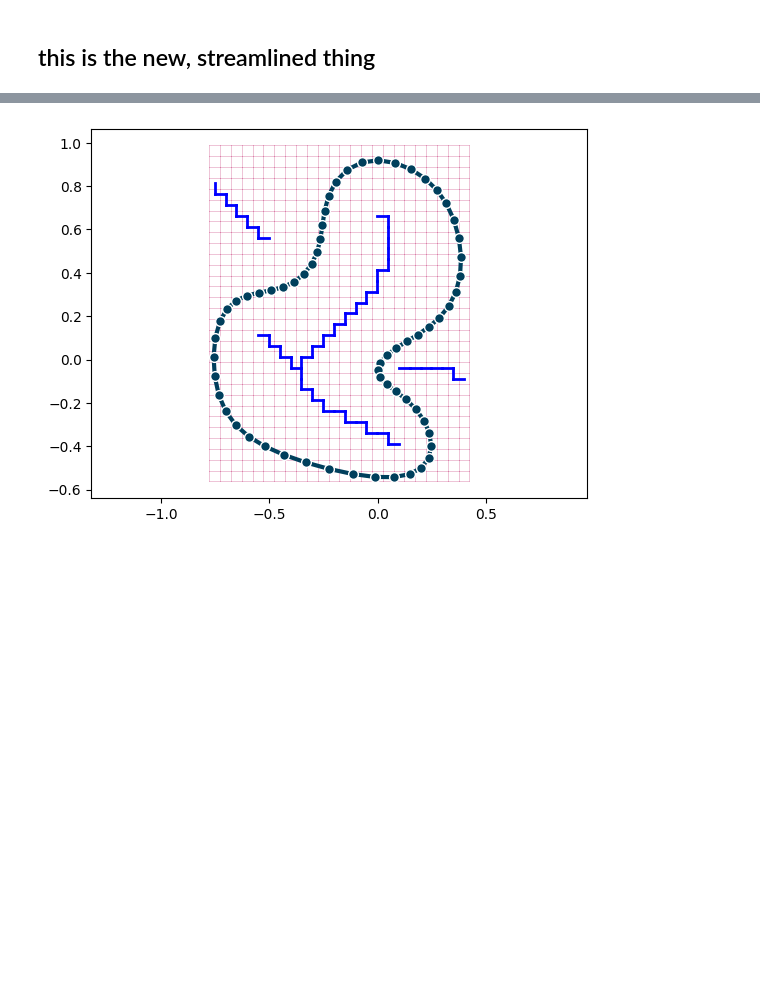
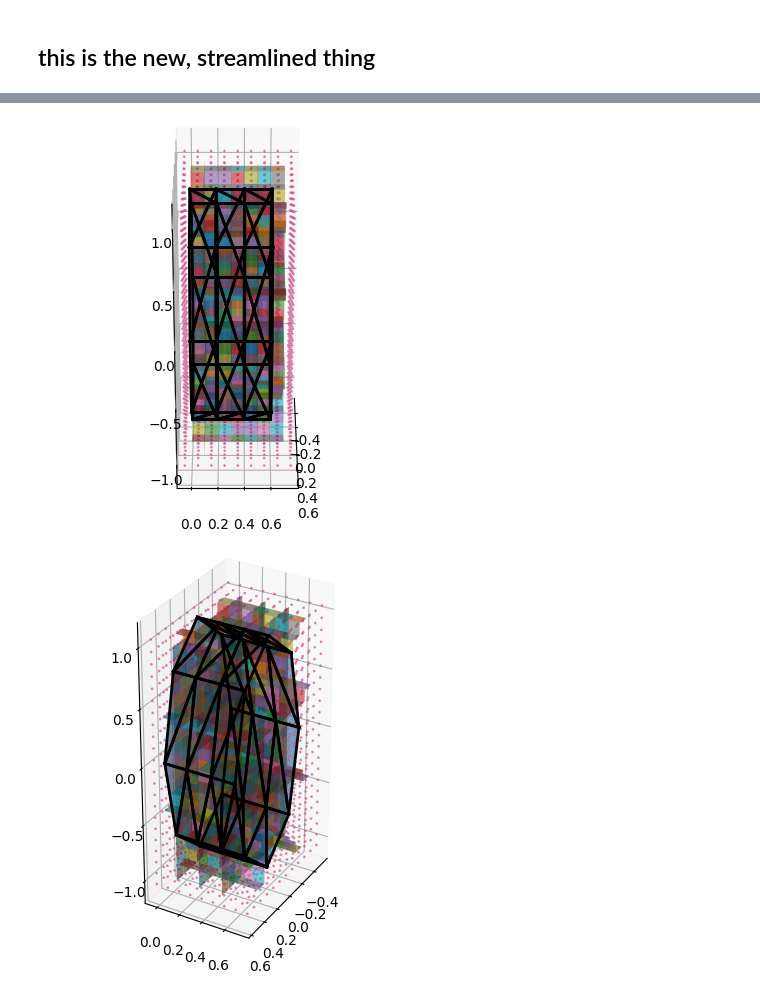
Before and after one commit to medial-ax/medial-ax, a Jupyter notebook: makethings.ipynb, the cells around one changed output, grey strips where cells are left out. Drawn from its saved outputs; the diff is of its cells as text; code cells hidden in the pictures; blank space fills up the shorter version.

```diff
--- a/makethings.ipynb
+++ b/makethings.ipynb
@@ -396,51 +71,75 @@ ValueError: too many values to unpack (expected 2)
 # %%
-from typing import Optional
+from typing import Tuple, Optional
 
-
-our_complex = inp.read_obj("input/bob.obj")
-key_point1 = (0.0, 0.6)
-gridd = grid.Grid.from_complex(our_complex, 0.05, buffer=0.02)
-
-# Plot things
-fig,ax = plt.subplots()
-ax.set_aspect('equal')
-ourplot.plot_grid(ax, gridd)
-ourplot.plot_complex(our_complex, label_verts=False, ax=ax)
-
-our_complex.check_simplex_indices_are_okay()
+# our_complex = inp.read_obj("input/hinge.obj")
+# gridd = grid.Grid3.from_complex(our_complex, 0.05, buffer=0.4)
+our_complex = inp.read_obj("input/cylinder.obj")
+gridd = grid.Grid3.from_complex(our_complex, 0.1, buffer=0.1)
 
 
 state = {}
 faustian_edges = []
+bad_points = []
 call_count = 0
-def for_each_edge(new_point: int, old_point: Optional[int]):
+def for_each_edge(new_point: Tuple[int,int,int], old_point: Optional[Tuple[int, int, int]]):
   global call_count
-  print(f'Progress: {int(100 * call_count / gridd.edge_indices.shape[0])}%\r', end='')
+  n_edge_guess = 6 * gridd.a.shape[0] * gridd.a.shape[1] * gridd.a.shape[2]
+  print(f'Progress: {int(100 * call_count / n_edge_guess )}%\r', end='')
   call_count += 1
   if old_point is None:
-    if gridd.is_boundary_vertex(new_point):
+    if gridd.on_boundary(new_point):
       raise Exception('Dont start on the boundary!')
-    special_point_a = gridd.points[new_point]
+    special_point_a = gridd.coordinate(new_point)
     state[new_point] = vin.initialize_vineyards(our_complex, special_point_a)
   else:
-    if gridd.is_boundary_vertex(new_point) and gridd.is_boundary_vertex(old_point):
+    if gridd.on_boundary(new_point) and gridd.on_boundary(old_point):
       return
-    special_point_b = gridd.points[new_point]
+    special_point_b = gridd.coordinate(new_point)
     (D, R, U_t, a_ordering) = state[old_point]
-    (faustian, new_D, new_R, new_U_t, b_ordering) = vin.vine_to_vine(
-      D, R, U_t, our_complex, special_point_b, a_ordering, 0
+    (faustian, new_D, new_R, new_U_t, b_ordering, bad_point) = vin.vine_to_vine(
+      D, R, U_t, our_complex, special_point_b, a_ordering, 0, prune=True
     )
+    if bad_point is not None:
+      bad_points.append(bad_point)
     state[new_point] = (new_D, new_R, new_U_t, b_ordering)
     if faustian:
       faustian_edges.append((old_point, new_point))
 
 
-start_index = len(gridd.points) // 2 + 5
+start_index = gridd.center_index()
 gridd.flood_fill_visit(start_index, for_each_edge)
 
-for (a, b) in faustian_edges:
-  a, b = grid.make_dual_edge(gridd.points[a], gridd.points[b])
-  ax.plot([a[0], b[0]], [a[1], b[1]], '-', linewidth=2, color='blue')
+for azim in [0, 30, 45, 80, 90]:
+  fig, ax = plt.subplots(subplot_kw={'projection': '3d', 'computed_zorder': False})
+  ax.view_init(azim=azim, elev=30)
+  ax.set_aspect('equal')
+  ourplot.plot_complex_3d(ax, our_complex)
+  ourplot.plot_grid_3d(ax, gridd)
+  for (a, b) in faustian_edges:
+    [a,b,c,d] = gridd.dual_face(a, b)
+    ourplot.plot_face_3d(ax, a,b,c,d,)
+  ax.plot(
+    [p[0] for p in bad_points],
+    [p[1] for p in bad_points],
+    [p[2] for p in bad_points],
+    'o', markersize=5, color='red'
+  )
+  ax.set_aspect('equal')
+
+
+
+with open('output/obj.obj', 'w') as f:
+  vi = 1
+  for (a, b) in faustian_edges:
+    [a, b, c, d] = gridd.dual_face(a, b)
+    f.write(f'v {a[0]} {a[1]} {a[2]}\n')
+    f.write(f'v {b[0]} {b[1]} {b[2]}\n')
+    f.write(f'v {c[0]} {c[1]} {c[2]}\n')
+    f.write(f'v {d[0]} {d[1]} {d[2]}\n')
+    f.write(f'f {vi + 0} {vi + 1} {vi + 2} {vi + 3}\n')
+    vi += 4
+
+
 
 utils.Timed.report()
 # %% [output]
@@ -455,2 +154,3 @@ utils.Timed.report()
 |==============================
-[figure, old version]
+[figure, new version]
+[figure, added]
```
Also changed, not shown: parts of 13 cells of this notebook, 6 other files.
